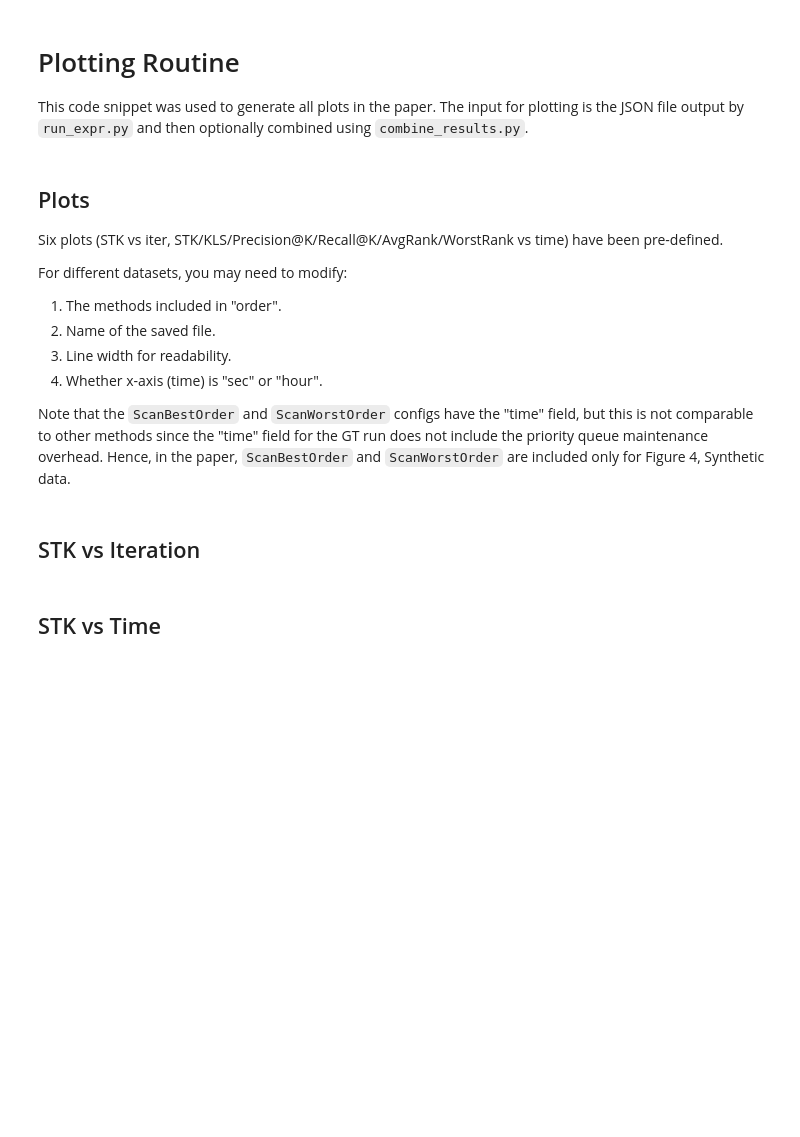
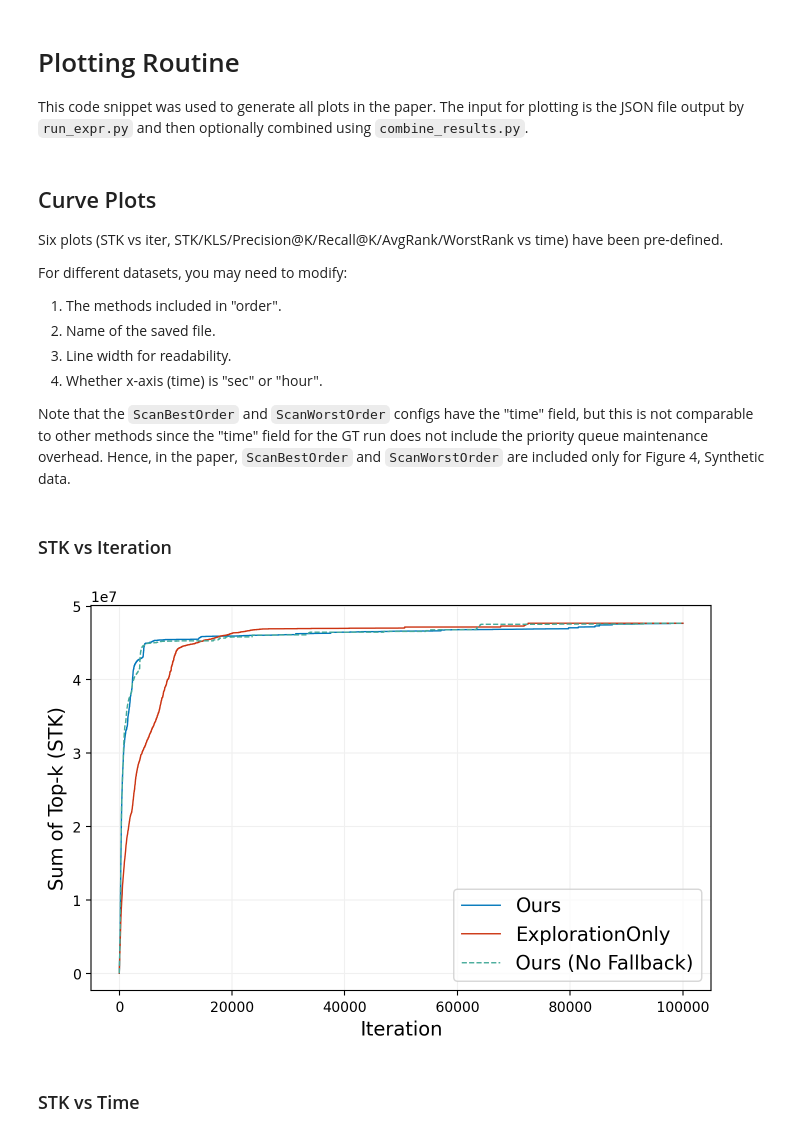
Before and after one commit to DataIntelligenceCrew/approx-opaque-topk, a Jupyter notebook: plots/plotter.ipynb, the cells around one changed output. Saved outputs shown, nothing was run; the diff lists cells and outputs as text; code cells hidden in the pictures; blank space fills up the shorter version.

```diff
--- a/plots/plotter.ipynb
+++ b/plots/plotter.ipynb
@@ -16,7 +14,7 @@ with open('k500_all.json') as f:  # read it back
     statistics = json.load(f)
 # %%
 def plot_metric_per_time_or_iter(result_stats: Dict,
-                                 order: List[str],
+                                 order: Union[str, List[str], None],
                                  metric: str,
                                  x_axis: str,
                                  y_log: bool = False,
@@ -47,10 +45,15 @@ def plot_metric_per_time_or_iter(result_stats: Dict,
     """
     plt.figure(figsize=(8, 5))
 
+    if order is None:
+        order = global_order
+    if isinstance(order, str):
+        order = method_collections[order]
+
     # Plot each config specified in order
     for config_name in order:
         # Obtain the stats for this config
-        if config_name in result_stats:
+        if config_name in result_stats and config_name in methods:
             stats: Dict = result_stats[config_name]
 
             # Obtain the x values
@@ -74,16 +77,15 @@ def plot_metric_per_time_or_iter(result_stats: Dict,
                      linewidth=linewidth)
 
     # Label the x-axis
-    if xlabel is not None:
-        if x_axis == 'sec':
-            xlabel = 'Time (s)'
-        elif x_axis == 'hour':
-            xlabel = 'Time (hr)'
-        elif x_axis == 'iteration':
-            xlabel = 'Iteration'
-        else:
-            raise ValueError
-    plt.xlabel('Time (s)' if x_axis == 'sec' else 'Iteration', fontsize=14)
+    if x_axis == 'sec':
+        xlabel = 'Time (s)'
+    elif x_axis == 'hour':
+        xlabel = 'Time (hr)'
+    elif x_axis == 'iteration':
+        xlabel = 'Iteration'
+    else:
+        raise ValueError
+    plt.xlabel(xlabel, fontsize=14)
 
     # Label the y-axis
     if not ylabel:
@@ -100,7 +102,7 @@ def plot_metric_per_time_or_iter(result_stats: Dict,
     # Title, legend, grid
     if title is not None:
         plt.title(title)
-    plt.legend(loc='best', fontsize=14)
+    plt.legend(loc='best', fontsize=14)#, bbox_to_anchor=(1.05, 1), borderaxespad=0.)
     plt.grid(visible=True, color="#f0f0f0")
 
     # Log scale the axis optionally
@@ -180,7 +272,7 @@ methods = {
     }
 }
 # %% [markdown]
-## Plots
+## Curve Plots
 
 Six plots (STK vs iter, STK/KLS/Precision@K/Recall@K/AvgRank/WorstRank vs time) have been pre-defined.
 
@@ -192,33 +284,23 @@ For different datasets, you may need to modify:
 
 Note that the `ScanBestOrder` and `ScanWorstOrder` configs have the "time" field, but this is not comparable to other methods since the "time" field for the GT run does not include the priority queue maintenance overhead. Hence, in the paper, `ScanBestOrder` and `ScanWorstOrder` are included only for Figure 4, Synthetic data.
 # %% [markdown]
-## STK vs Iteration
+### STK vs Iteration
 # %%
 plot_metric_per_time_or_iter(statistics,
-                             order=['EpsGreedy',
-                                    'EpsGreedy (B=4)',
-                                    'EpsGreedy (B=8)',
-                                    'EpsGreedy (B=16)',
-                                    'EpsGreedy (B=32)',
-                                    'EpsGreedy Without Rebinning',
-                                    'EpsGreedy Without Subtraction',
-                                    'UCB',
-                                    'UniformExploration',
-                                    'UniformSample',
-                                    #'ScanBestOrder',
-                                    #'ScanWorstOrder'
-                                   ],
+                             order=None,
                              metric='STK',
                              x_axis='iteration',
                              title=None,
                              filename=None,
                              ylabel="Sum of Top-k (STK)",
                              xlabel=None,
                              xrange=None,
                              yrange=None,
                              x_log=False,
                              linewidth=1)
+# %% [output]
+[figure, added]
 # %% [markdown]
-## STK vs Time
+### STK vs Time
 # %%
 plot_metric_per_time_or_iter(statistics,
```
Also changed, not shown: parts of 23 cells of this notebook, 21 other files.
